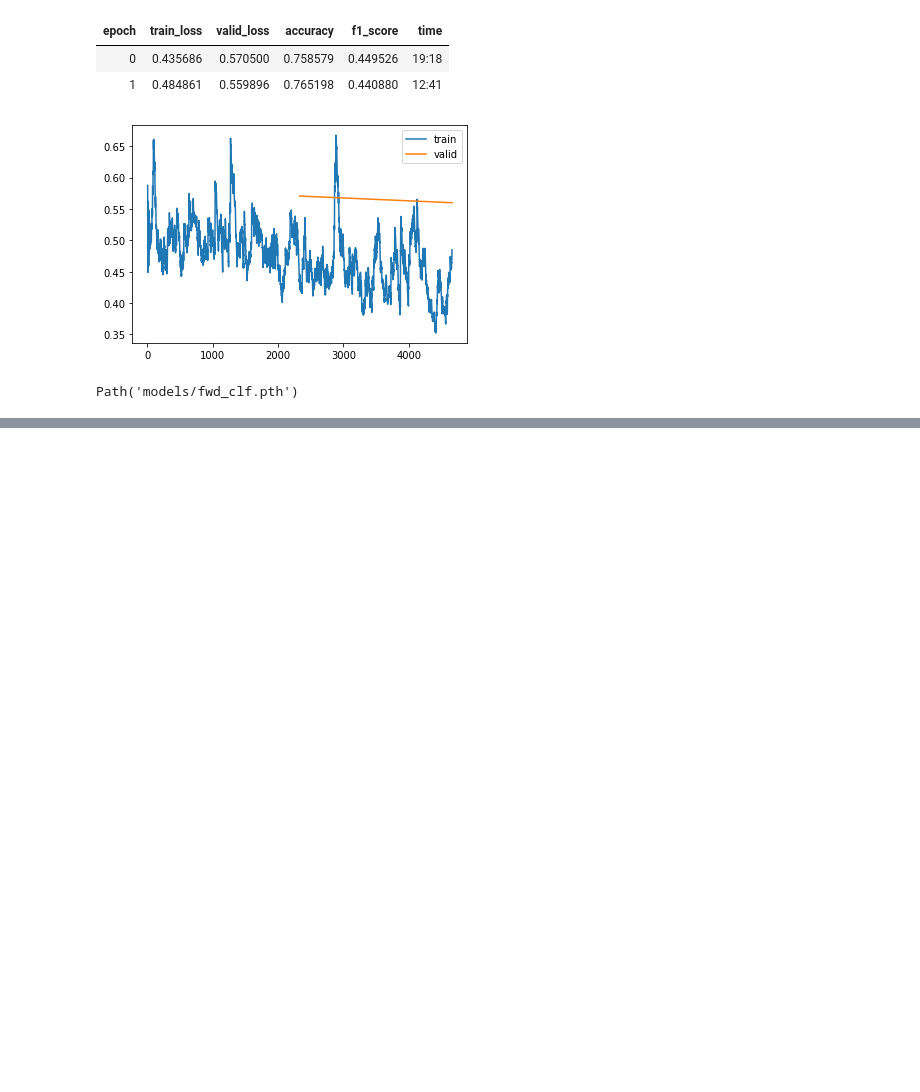
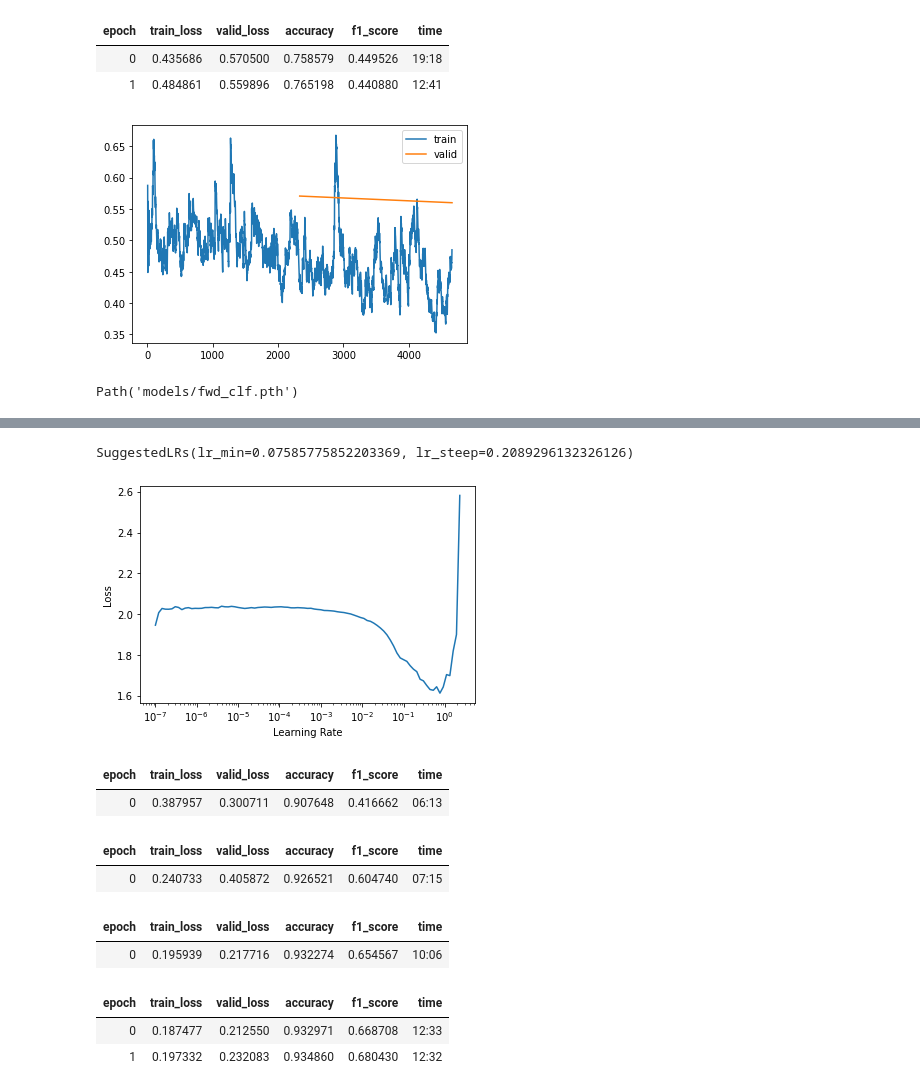
Before and after one commit to peluz/victor-visual-text, a Jupyter notebook: train_text_ulmfit.ipynb, the cells around one changed output, grey strips where cells are left out. Drawn from its saved outputs; the diff is of its cells as text; code cells hidden in the pictures; blank space fills up the shorter version.

```diff
--- a/train_text_ulmfit.ipynb
+++ b/train_text_ulmfit.ipynb
@@ -420,3 +413,10 @@ learn.save('fwd_clf')
 Path('models/fwd_clf.pth')
 # %%
 learn.load("fwd_clf")
+# %%
+dls = torch.load("./data/dls.pth")
+# %%
+learn = text_classifier_learner(dls, AWD_LSTM, path=Path("."), drop_mult=1.,
+                                metrics=[accuracy, f1])
+# %%
+learn.load_encoder("lstm_lm_1E+3E+3E_enc")
@@ -422,0 +448,3 @@ learn.load("fwd_clf")
+# %%
+learn.lr_find()
+# %% [output]
@@ -422,0 +452,26 @@ learn.load("fwd_clf")
+SuggestedLRs(lr_min=0.07585775852203369, lr_steep=0.2089296132326126)
+[figure, added]
+# %%
+learn.fit_one_cycle(1, 5e-2)
+# %% [output]
+| epoch | train_loss | valid_loss | accuracy | f1_score | time |
+| 0 | 0.387957 | 0.300711 | 0.907648 | 0.416662 | 06:13 |
+# %%
+learn.freeze_to(-2)
+learn.fit_one_cycle(1, slice(1e-2/(2.6**4),1e-2))
+# %% [output]
+| epoch | train_loss | valid_loss | accuracy | f1_score | time |
+| 0 | 0.240733 | 0.405872 | 0.926521 | 0.604740 | 07:15 |
+# %%
+learn.freeze_to(-3)
+learn.fit_one_cycle(1, slice(5e-3/(2.6**4),5e-3))
+# %% [output]
+| epoch | train_loss | valid_loss | accuracy | f1_score | time |
+| 0 | 0.195939 | 0.217716 | 0.932274 | 0.654567 | 10:06 |
+# %%
+learn.unfreeze()
+learn.fit_one_cycle(2, slice(1e-3/(2.6**4),1e-3))
+# %% [output]
+| epoch | train_loss | valid_loss | accuracy | f1_score | time |
+| 0 | 0.187477 | 0.212550 | 0.932971 | 0.668708 | 12:33 |
+| 1 | 0.197332 | 0.232083 | 0.934860 | 0.680430 | 12:32 |
```
Also changed, not shown: parts of 26 cells of this notebook, 2 other files.
